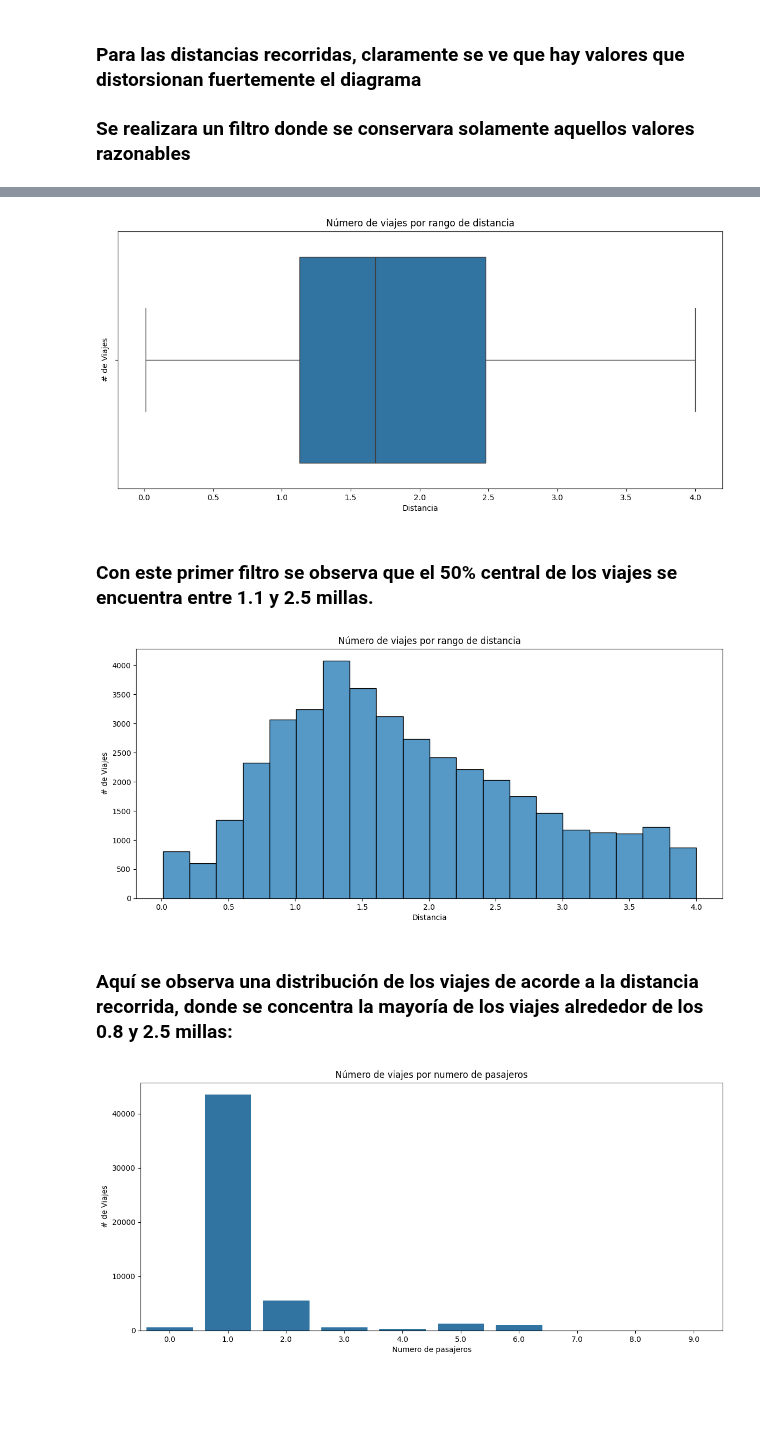
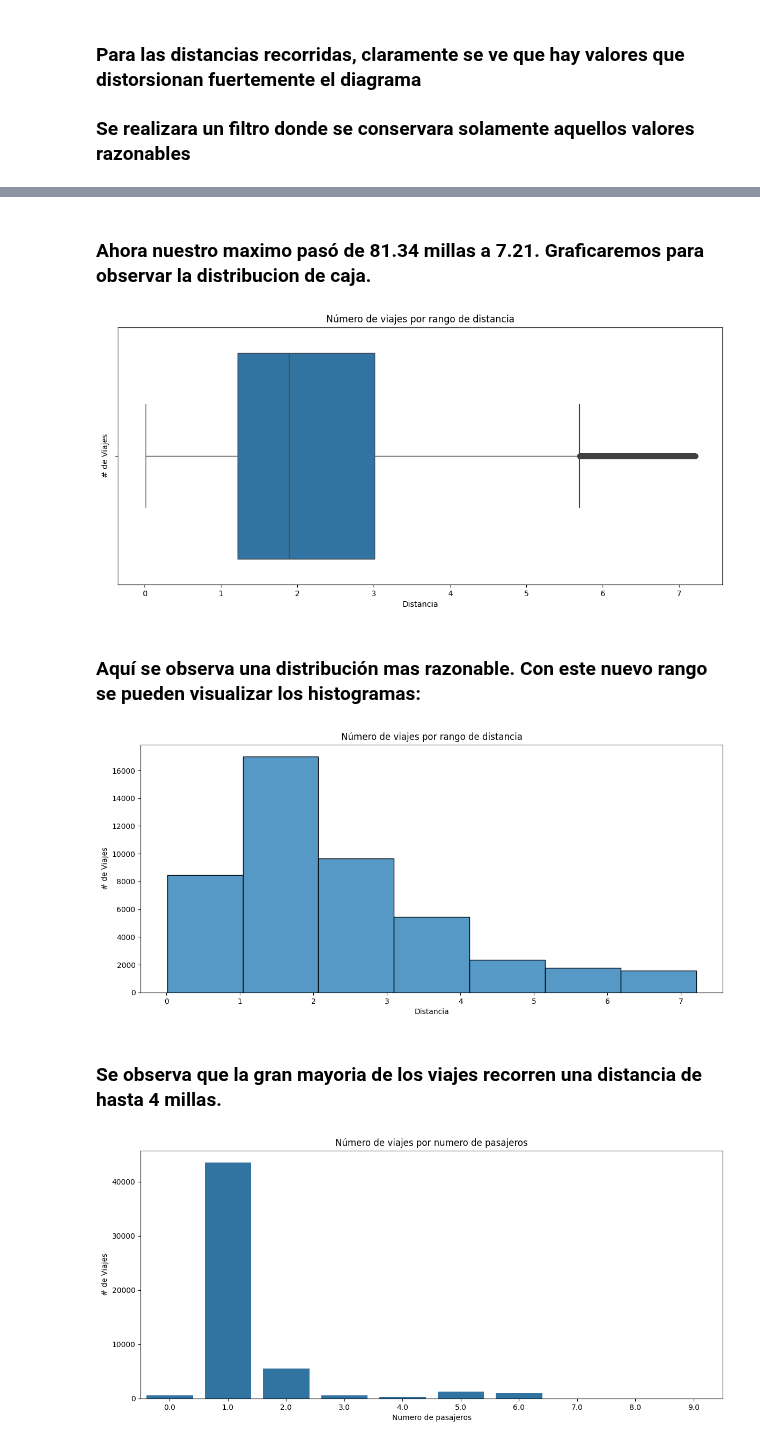
Before and after one commit to lmunozm1702/taxi_electrico_nyc, a Jupyter notebook: EDA/EDA green_tripdata_09_2024.ipynb, the cells around one changed output, grey strips where cells are left out. Drawn from its saved outputs; the diff is of its cells as text; code cells hidden in the pictures; blank space fills up the shorter version.

Commit message:
unificacion - viajes update1

```diff
--- a/EDA/EDA green_tripdata_09_2024.ipynb
+++ b/EDA/EDA green_tripdata_09_2024.ipynb
@@ -284,0 +359,4 @@ Otra cosa a resaltar es que la cantidad de viajes con valores cero es menor que
+# %%
+green_filtrado = green_filtrado[(green_filtrado['avg_speed']>=0)&(green_filtrado['avg_speed']<=65)].reset_index(drop=True)
+
+green_filtrado.shape
@@ -289,6 +369,6 @@ A continuación pasaremos a mostrar graficamente algunas distribuciones presente
 # %% [markdown]
 Para el producto ML que se presentará, los valores mas relevantes son la fecha, hora, y ubicacion, por lo que mostraremos los graficos de distribución considerando esos valores
 # %%
-green_tripdata_sample['weekday']= green_tripdata_sample['lpep_pickup_datetime'].dt.day_name()
-green_tripdata_sample.head()
+green_filtrado['weekday']= green_filtrado['lpep_pickup_datetime'].dt.day_name()
+green_filtrado.head()
 # %% [output]
@@ -311,8 +390,7 @@ plt.show()
 # %% [markdown]
 ### Se observa que, en general, la cantidad de viajes durante la semana es homogénea, con un minimo los dias sábado y máximo los días lunes.
 # %%
-sns.countplot(data=green_tripdata_sample,x=green_tripdata_sample['lpep_pickup_datetime'].dt.day)
-plt.rcParams["figure.figsize"] = (14,6)
+sns.countplot(data=green_filtrado,x=green_filtrado['lpep_pickup_datetime'].dt.day)
 plt.title('Número de viajes por día del mes')
 plt.xlabel('Día del Mes')
 plt.ylabel('# de Viajes')
@@ -358,0 +482,3 @@ Name: trip_distance, dtype: float64
+# %%
+quantile_90 = green_filtrado[green_filtrado['trip_distance'] <= green_filtrado['trip_distance'].quantile(0.90)]['trip_distance'].reset_index(drop=True)
+quantile_90.describe()
@@ -359,23 +495,23 @@ Name: trip_distance, dtype: float64
+# %% [markdown]
+### Ahora nuestro maximo pasó de 81.34 millas a 7.21. Graficaremos para observar la distribucion de caja.
 # %%
-trip_distance_75 = green_tripdata_sample[(green_tripdata_sample['trip_distance']>0)&(green_tripdata_sample['trip_distance']<=4)].copy()
-
-sns.boxplot(x=trip_distance_75['trip_distance'])
+sns.boxplot(x=quantile_90)
 plt.title('Número de viajes por rango de distancia')
 plt.xlabel('Distancia')
 plt.ylabel('# de Viajes')
 plt.show()
 # %% [output]
-[figure, old version]
+[figure, new version]
-# %% [markdown]
-### Con este primer filtro se observa que el 50% central de los viajes se encuentra entre 1.1 y 2.5 millas.
+# %% [markdown]
+### Aquí se observa una distribución mas razonable. Con este nuevo rango se pueden visualizar los histogramas:
 # %%
-sns.histplot(data=trip_distance_75,x='trip_distance', binwidth=0.2)
+sns.histplot(data=quantile_90, binwidth=1)
 plt.title('Número de viajes por rango de distancia')
 plt.xlabel('Distancia')
 plt.ylabel('# de Viajes')
 plt.show()
 # %% [output]
-[figure, old version]
+[figure, new version]
-# %% [markdown]
-### Aquí se observa una distribución de los viajes de acorde a la distancia recorrida, donde se concentra la mayoría de los viajes alrededor de los 0.8 y 2.5 millas:
+# %% [markdown]
+### Se observa que la gran mayoria de los viajes recorren una distancia de hasta 4 millas.
 # %%
```
Also changed, not shown: parts of 77 cells of this notebook, 4 other files.
